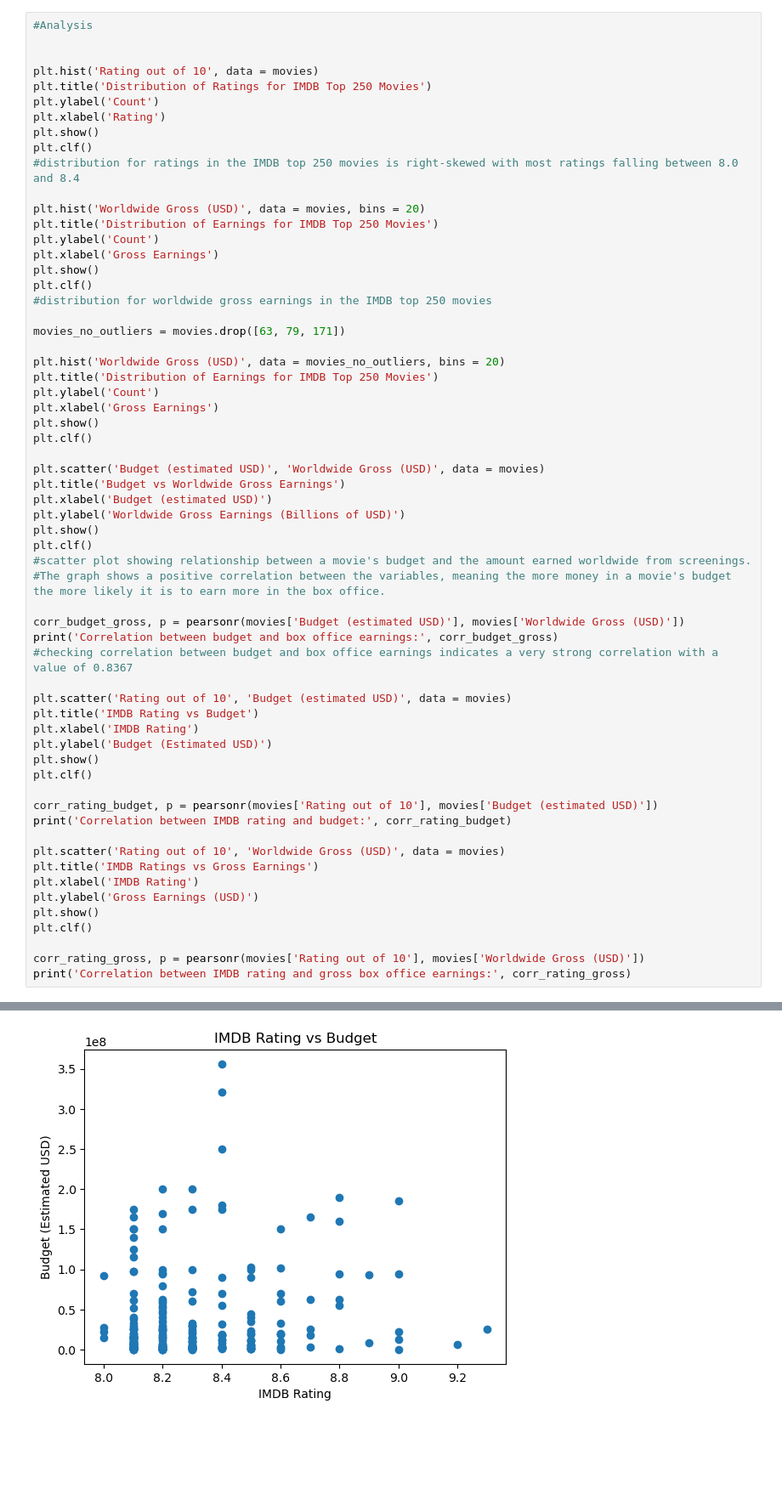
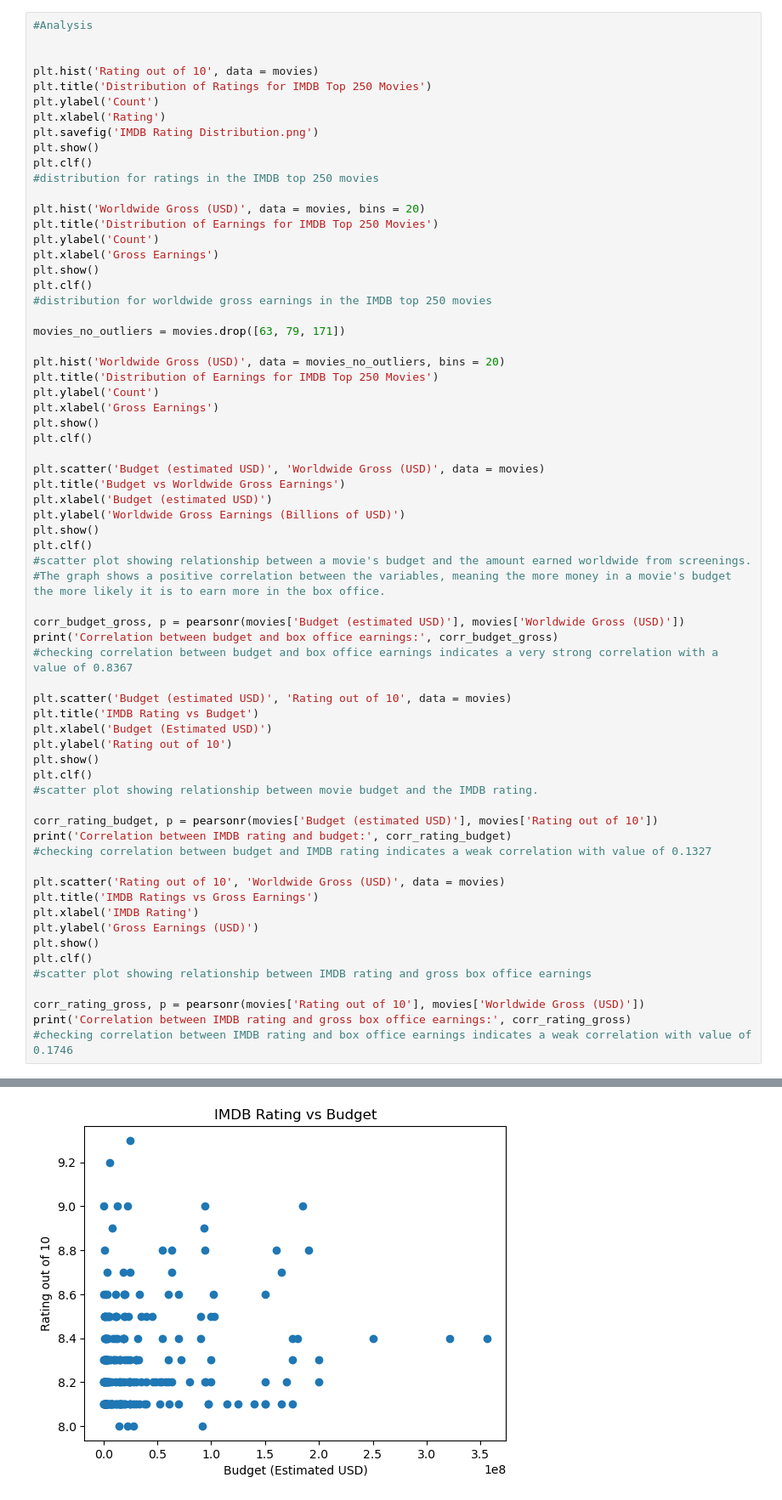
Before and after one commit to eisnarb/imdb-analysis, a Jupyter notebook: Top250 Movies.ipynb, the cells around one changed output, grey strips where cells are left out. Shown: that part at 85% size. Drawn from its saved outputs; the diff is of its cells as text; blank space fills up the shorter version.

```diff
--- a/Top250 Movies.ipynb
+++ b/Top250 Movies.ipynb
@@ -118,9 +114,10 @@ plt.hist('Rating out of 10', data = movies)
 plt.title('Distribution of Ratings for IMDB Top 250 Movies')
 plt.ylabel('Count')
 plt.xlabel('Rating')
+plt.savefig('IMDB Rating Distribution.png')
 plt.show()
 plt.clf()
-#distribution for ratings in the IMDB top 250 movies is right-skewed with most ratings falling between 8.0 and 8.4
+#distribution for ratings in the IMDB top 250 movies
 
 plt.hist('Worldwide Gross (USD)', data = movies, bins = 20)
 plt.title('Distribution of Earnings for IMDB Top 250 Movies')
@@ -146,38 +143,42 @@ plt.ylabel('Worldwide Gross Earnings (Billions of USD)')
 plt.show()
 plt.clf()
 #scatter plot showing relationship between a movie's budget and the amount earned worldwide from screenings.
 #The graph shows a positive correlation between the variables, meaning the more money in a movie's budget the more likely it is to earn more in the box office.
 
 corr_budget_gross, p = pearsonr(movies['Budget (estimated USD)'], movies['Worldwide Gross (USD)'])
 print('Correlation between budget and box office earnings:', corr_budget_gross)
 #checking correlation between budget and box office earnings indicates a very strong correlation with a value of 0.8367
 
-plt.scatter('Rating out of 10', 'Budget (estimated USD)', data = movies)
+plt.scatter('Budget (estimated USD)', 'Rating out of 10', data = movies)
 plt.title('IMDB Rating vs Budget')
-plt.xlabel('IMDB Rating')
-plt.ylabel('Budget (Estimated USD)')
+plt.xlabel('Budget (Estimated USD)')
+plt.ylabel('Rating out of 10')
 plt.show()
 plt.clf()
+#scatter plot showing relationship between movie budget and the IMDB rating.
 
-corr_rating_budget, p = pearsonr(movies['Rating out of 10'], movies['Budget (estimated USD)'])
+corr_rating_budget, p = pearsonr(movies['Budget (estimated USD)'], movies['Rating out of 10'])
 print('Correlation between IMDB rating and budget:', corr_rating_budget)
+#checking correlation between budget and IMDB rating indicates a weak correlation with value of 0.1327
 
 plt.scatter('Rating out of 10', 'Worldwide Gross (USD)', data = movies)
 plt.title('IMDB Ratings vs Gross Earnings')
 plt.xlabel('IMDB Rating')
 plt.ylabel('Gross Earnings (USD)')
 plt.show()
 plt.clf()
+#scatter plot showing relationship between IMDB rating and gross box office earnings
 
 corr_rating_gross, p = pearsonr(movies['Rating out of 10'], movies['Worldwide Gross (USD)'])
 print('Correlation between IMDB rating and gross box office earnings:', corr_rating_gross)
+#checking correlation between IMDB rating and box office earnings indicates a weak correlation with value of 0.1746
 # %% [output]
 [figure]
 [figure]
 [figure]
 [figure]
 Correlation between budget and box office earnings: 0.8367099109645892
-[figure, old version]
+[figure, new version]
 Correlation between IMDB rating and budget: 0.13275973882723097
 [figure]
 Correlation between IMDB rating and gross box office earnings: 0.17462423251175757
```
Also changed, not shown: parts of 5 cells of this notebook.
